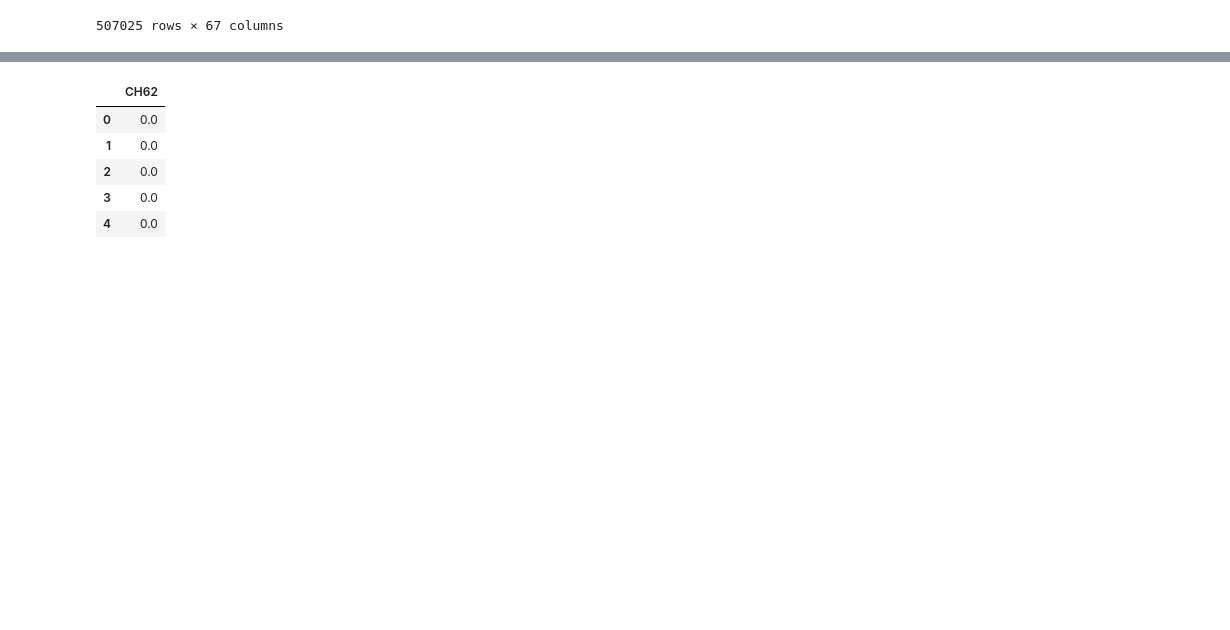
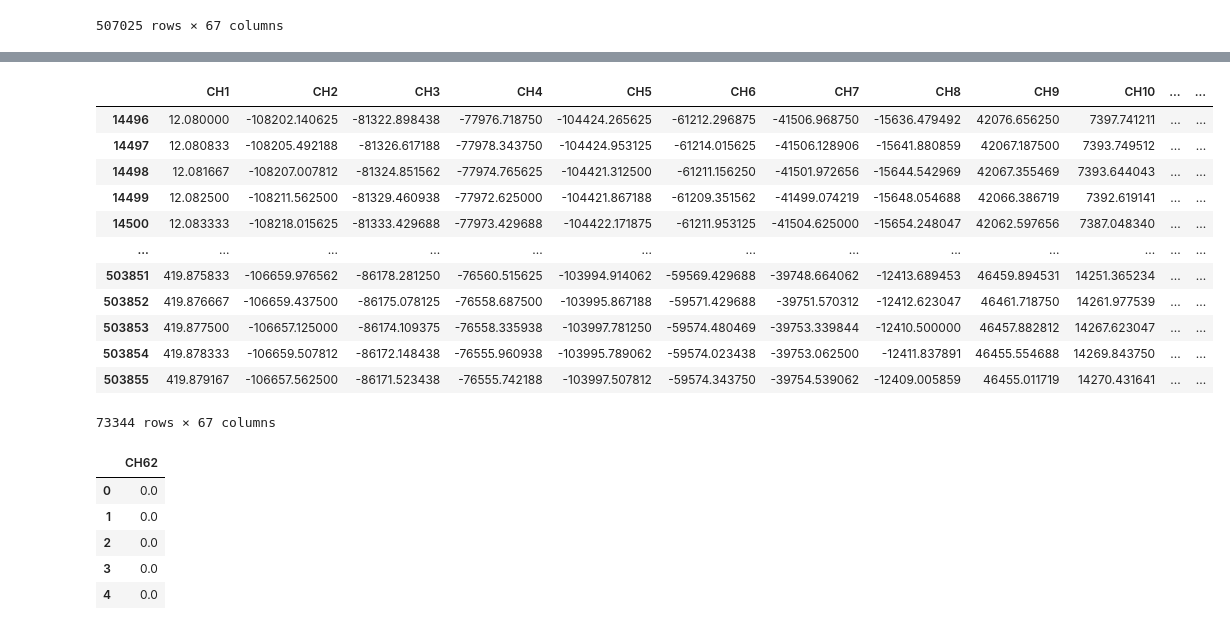
Before and after one commit to castlebin12/BCI2021_Spring_Ecog_team29, a Jupyter notebook: woobean/model.ipynb, the cells around one changed output, grey strips where cells are left out. Cells and saved outputs as stored; diff of their text form; code cells hidden in the pictures; blank space fills up the shorter version.

```diff
--- a/woobean/model.ipynb
+++ b/woobean/model.ipynb
@@ -46,0 +54,5 @@ df_ecog
+# %%
+df_relax = df_ecog[df_ecog['CH62'] == 0]
+df_fist = df_ecog[df_ecog['CH62'] == 1]
+df_peace = df_ecog[df_ecog['CH62'] == 2]
+df_open_hand = df_ecog[df_ecog['CH62'] == 3]
@@ -76,3 +126,19 @@ df_ecog[df_ecog['CH62'] == 0]
+# %%
+df_open_hand
+# %% [output]
+|  | CH1 | CH2 | CH3 | CH4 | CH5 | CH6 | CH7 | CH8 | CH9 | CH10 | ... | ... |
+| 14496 | 12.080000 | -108202.140625 | -81322.898438 | -77976.718750 | -104424.265625 | -61212.296875 | -41506.968750 | -15636.479492 | 42076.656250 | 7397.741211 | ... | ... |
+| 14497 | 12.080833 | -108205.492188 | -81326.617188 | -77978.343750 | -104424.953125 | -61214.015625 | -41506.128906 | -15641.880859 | 42067.187500 | 7393.749512 | ... | ... |
+| 14498 | 12.081667 | -108207.007812 | -81324.851562 | -77974.765625 | -104421.312500 | -61211.156250 | -41501.972656 | -15644.542969 | 42067.355469 | 7393.644043 | ... | ... |
+| 14499 | 12.082500 | -108211.562500 | -81329.460938 | -77972.625000 | -104421.867188 | -61209.351562 | -41499.074219 | -15648.054688 | 42066.386719 | 7392.619141 | ... | ... |
+| 14500 | 12.083333 | -108218.015625 | -81333.429688 | -77973.429688 | -104422.171875 | -61211.953125 | -41504.625000 | -15654.248047 | 42062.597656 | 7387.048340 | ... | ... |
+| ... | ... | ... | ... | ... | ... | ... | ... | ... | ... | ... | ... | ... |
+| 503851 | 419.875833 | -106659.976562 | -86178.281250 | -76560.515625 | -103994.914062 | -59569.429688 | -39748.664062 | -12413.689453 | 46459.894531 | 14251.365234 | ... | ... |
+| 503852 | 419.876667 | -106659.437500 | -86175.078125 | -76558.687500 | -103995.867188 | -59571.429688 | -39751.570312 | -12412.623047 | 46461.718750 | 14261.977539 | ... | ... |
+| 503853 | 419.877500 | -106657.125000 | -86174.109375 | -76558.335938 | -103997.781250 | -59574.480469 | -39753.339844 | -12410.500000 | 46457.882812 | 14267.623047 | ... | ... |
+| 503854 | 419.878333 | -106659.507812 | -86172.148438 | -76555.960938 | -103995.789062 | -59574.023438 | -39753.062500 | -12411.837891 | 46455.554688 | 14269.843750 | ... | ... |
+| 503855 | 419.879167 | -106657.562500 | -86171.523438 | -76555.742188 | -103997.507812 | -59574.343750 | -39754.539062 | -12409.005859 | 46455.011719 | 14270.431641 | ... | ... |
+73344 rows × 67 columns
 # %%
 train_columns = [f'CH{i}' for i in range(2, 62)]
 x_train, x_test, y_train, y_test = train_test_split(df_ecog[train_columns], df_ecog['CH62'], test_size = 0.15, shuffle=True, random_state=0)
```
Also changed, not shown: parts of 9 cells of this notebook, 1 other file.
